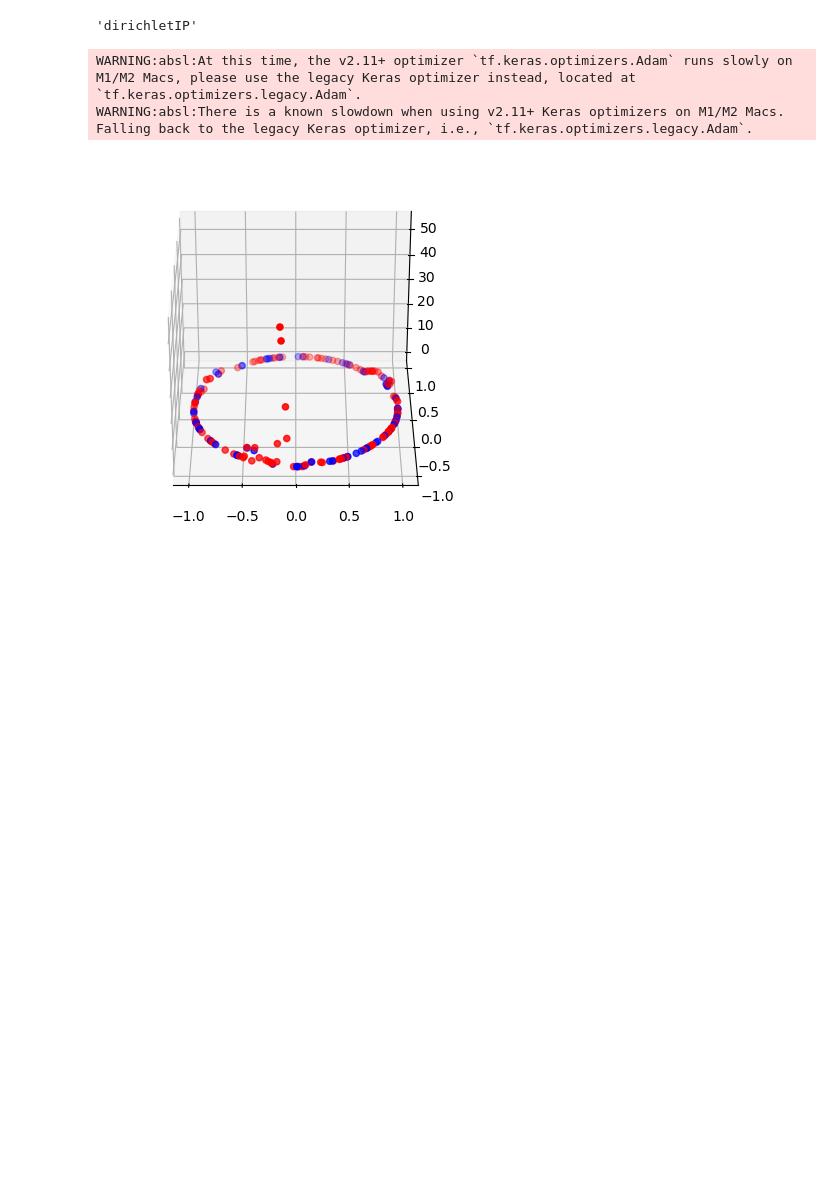
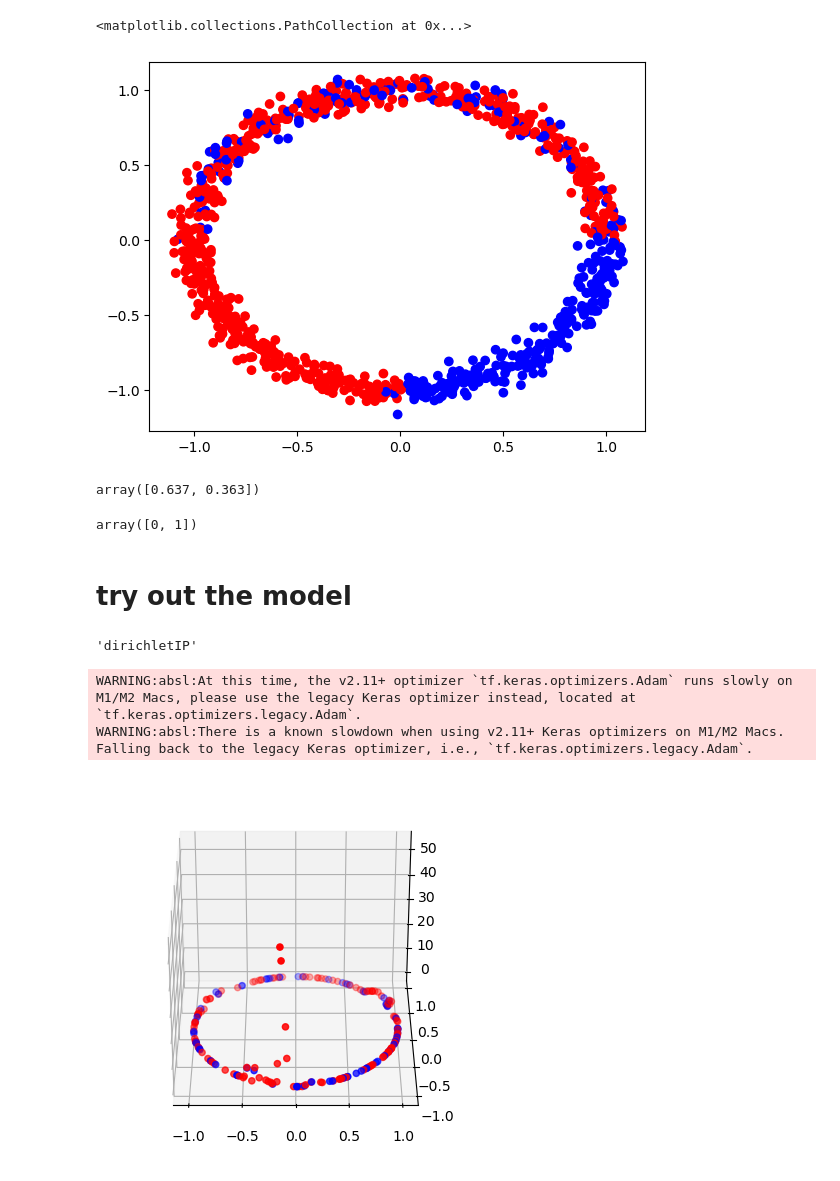
Before and after one commit to ai2es/evidential, a Jupyter notebook: notebooks/dirichletIP test.ipynb, the cells around one changed output. Drawn from its saved outputs; the diff is of its cells as text; code cells hidden in the pictures; blank space fills up the shorter version.

```diff
--- a/notebooks/dirichletIP test.ipynb
+++ b/notebooks/dirichletIP test.ipynb
@@ -13,0 +27,11 @@ from evml.keras.models import CategoricalDNN
+# %%
+#make labels
+labels = (1 * ((xs > 0) & (ys < 0))
+          + (np.random.default_rng().binomial(1, 0.25, n)) * (ys >= 0)
+         )
+# %%
+colors = ['b' if label else 'r' for label in labels]
+plt.scatter(xs + noise[0],ys + noise[1], color =colors)
+# %% [output]
+<matplotlib.collections.PathCollection at 0x...>
+[figure, added]
@@ -13,0 +40,8 @@ from evml.keras.models import CategoricalDNN
+# %%
+c / np.sum(c)
+# %% [output]
+array([0.637, 0.363])
+# %%
+u
+# %% [output]
+array([0, 1])
@@ -14,3 +51,5 @@ from evml.keras.models import CategoricalDNN
+# %% [markdown]
+# try out the model
 # %%
 
 from evml.keras.losses import DirichletInformedPriorLoss
```
Also changed, not shown: parts of 6 cells of this notebook, 6 other files.
